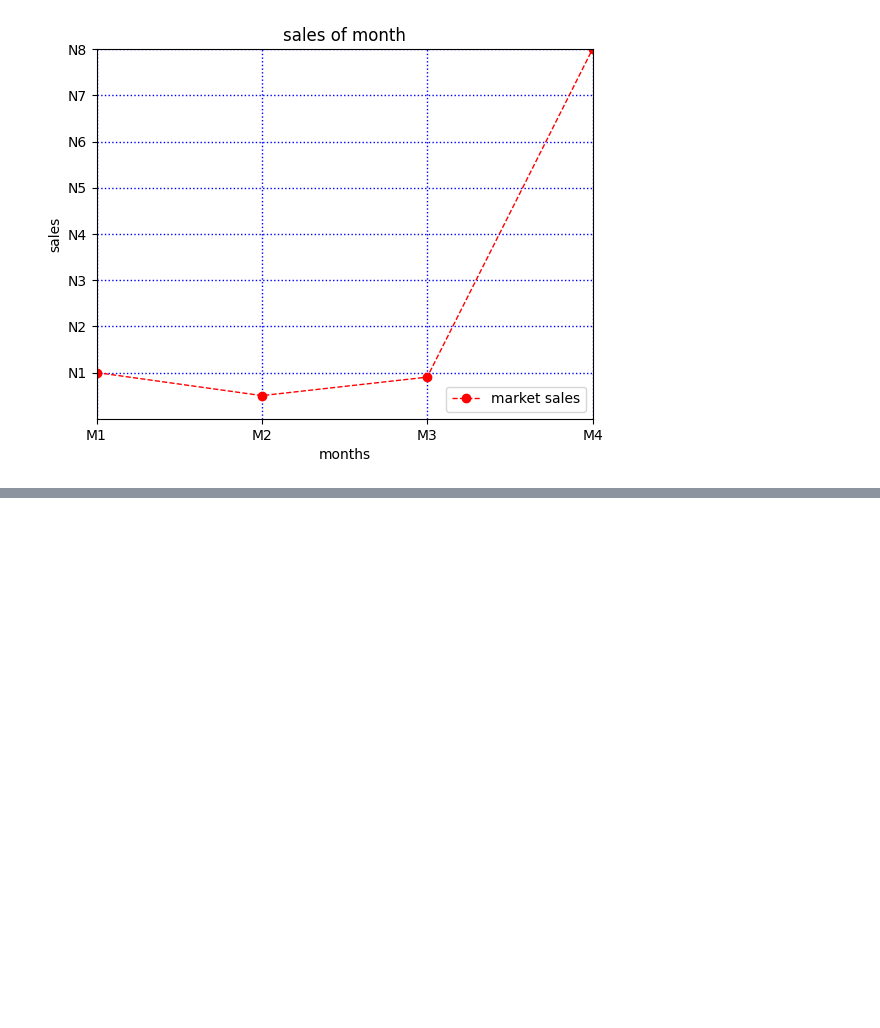
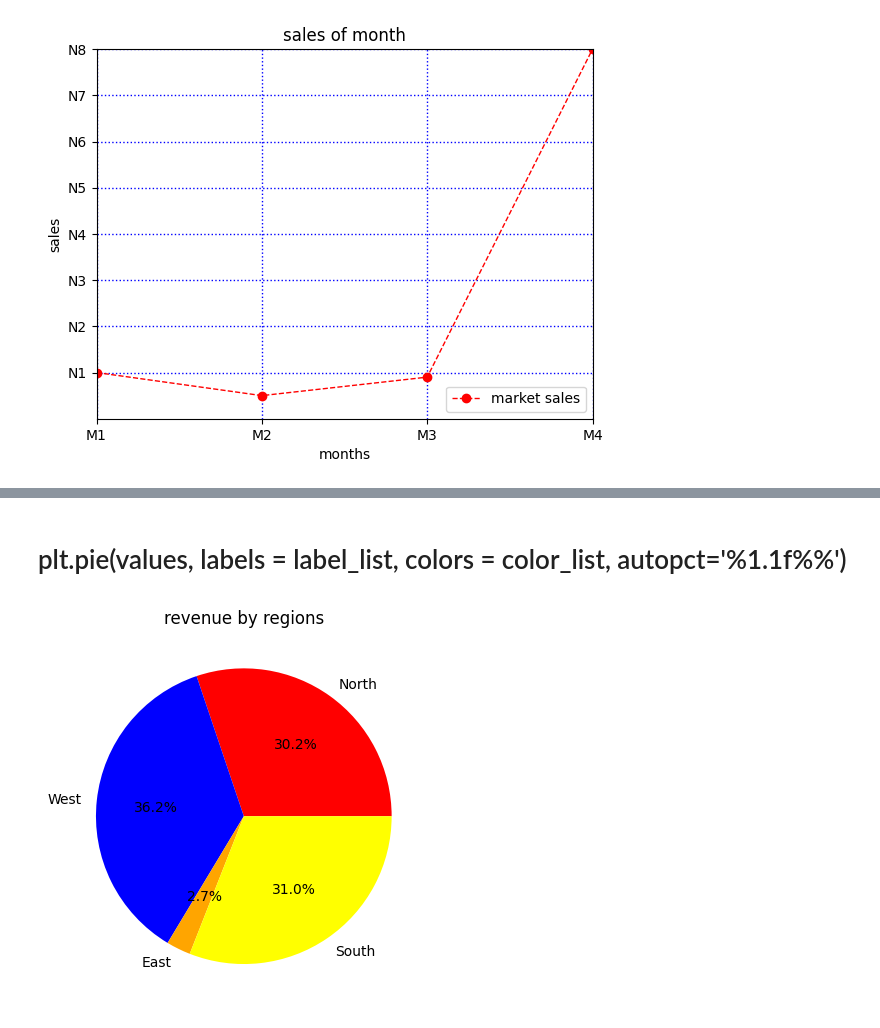
Before and after one commit to Arth9vansola/matplotlib, a Jupyter notebook: matplotlib.ipynb, the cells around one changed output, grey strips where cells are left out. Drawn from its saved outputs; the diff is of its cells as text; code cells hidden in the pictures; blank space fills up the shorter version.

```diff
--- a/matplotlib.ipynb
+++ b/matplotlib.ipynb
@@ -43,0 +58,11 @@ plt.show()
+# %% [markdown]
+# plt.pie(values, labels = label_list, colors = color_list, autopct='%1.1f%%')
+# %%
+regions = ['North', 'West', 'East', 'South']
+values = [2500, 3000, 220, 2565]
+
+plt.pie(values, labels=regions, colors=['red','blue','orange','yellow'], autopct='%1.1f%%')
+plt.title("revenue by regions")
+plt.show()
+# %% [output]
+[figure, added]
```
Also changed, not shown: parts of 13 cells of this notebook, 10 other files.
